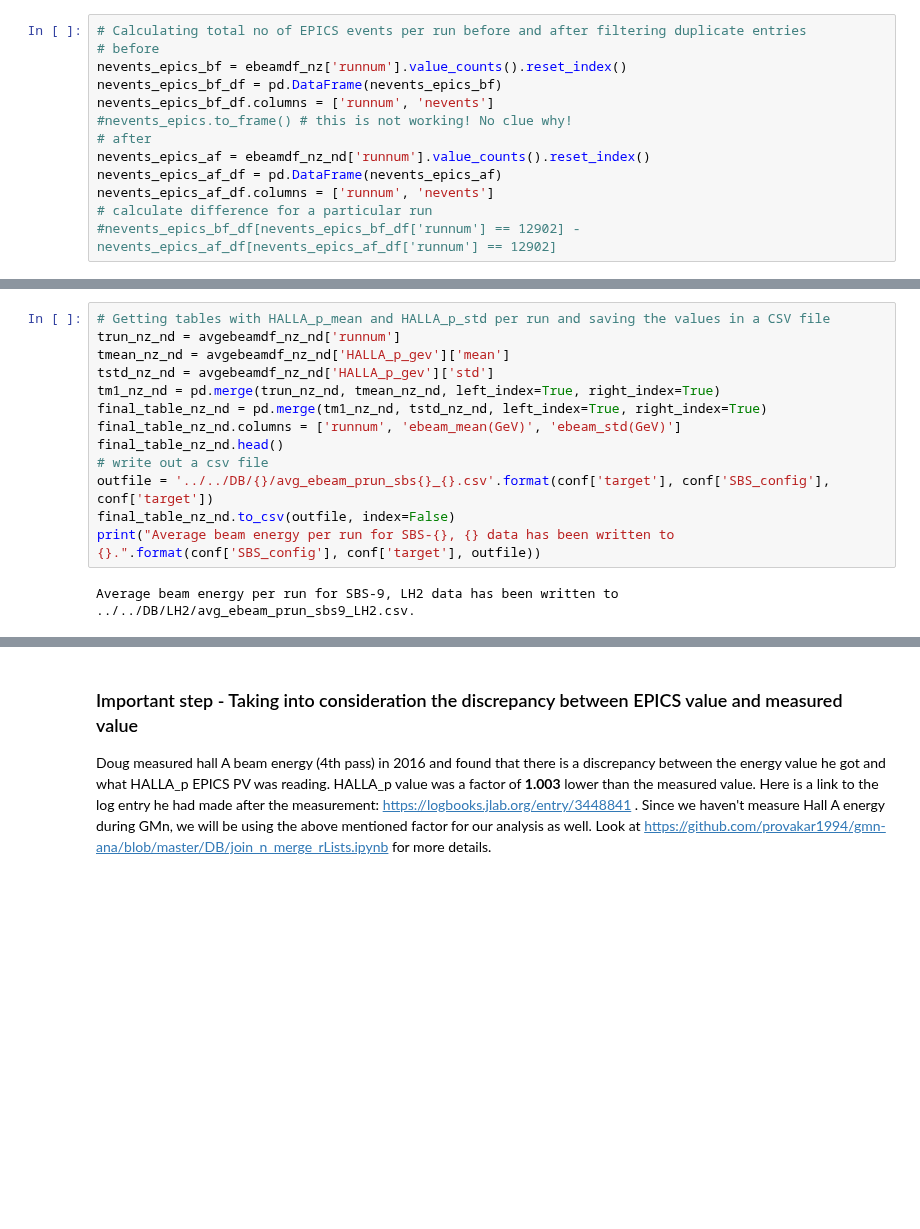
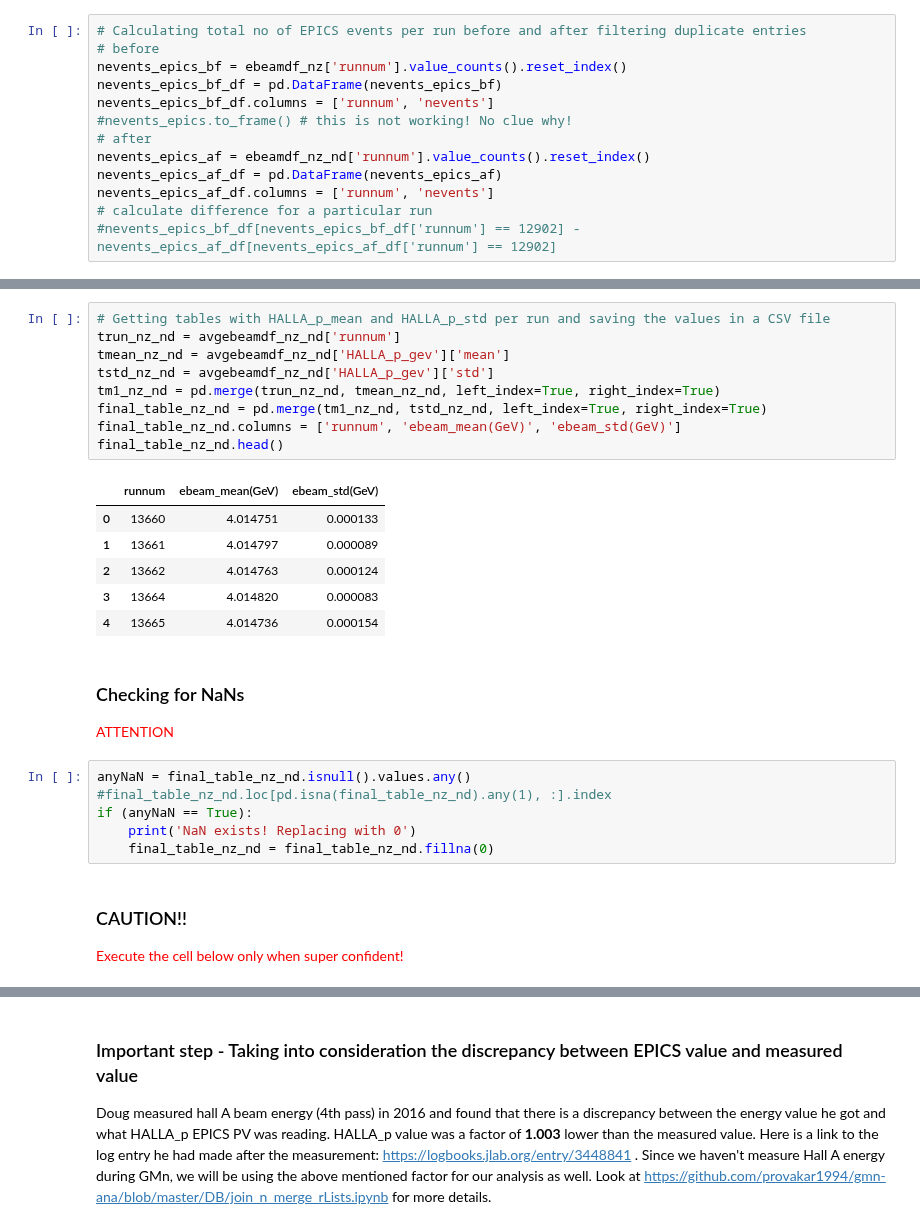
Before and after one commit to provakar1994/gmn_ana, a Jupyter notebook: scripts/epics/get_avgHALLA_p_prun.ipynb, the cells around one changed output, grey strips where cells are left out. Saved outputs shown, nothing was run; the diff lists cells and outputs as text; blank space fills up the shorter version.

```diff
--- a/scripts/epics/get_avgHALLA_p_prun.ipynb
+++ b/scripts/epics/get_avgHALLA_p_prun.ipynb
@@ -152,15 +152,28 @@ plt.show()
 # %%
 # Getting tables with HALLA_p_mean and HALLA_p_std per run and saving the values in a CSV file
 trun_nz_nd = avgebeamdf_nz_nd['runnum']
 tmean_nz_nd = avgebeamdf_nz_nd['HALLA_p_gev']['mean']
 tstd_nz_nd = avgebeamdf_nz_nd['HALLA_p_gev']['std']
 tm1_nz_nd = pd.merge(trun_nz_nd, tmean_nz_nd, left_index=True, right_index=True)
 final_table_nz_nd = pd.merge(tm1_nz_nd, tstd_nz_nd, left_index=True, right_index=True)
 final_table_nz_nd.columns = ['runnum', 'ebeam_mean(GeV)', 'ebeam_std(GeV)']
 final_table_nz_nd.head()
-# write out a csv file
-outfile = '../../DB/{}/avg_ebeam_prun_sbs{}_{}.csv'.format(conf['target'], conf['SBS_config'], conf['target'])
-final_table_nz_nd.to_csv(outfile, index=False)
-print("Average beam energy per run for SBS-{}, {} data has been written to {}.".format(conf['SBS_config'], conf['target'], outfile))
 # %% [output]
-Average beam energy per run for SBS-9, LH2 data has been written to ../../DB/LH2/avg_ebeam_prun_sbs9_LH2.csv.
+|  | runnum | ebeam_mean(GeV) | ebeam_std(GeV) |
+| 0 | 13660 | 4.014751 | 0.000133 |
+| 1 | 13661 | 4.014797 | 0.000089 |
+| 2 | 13662 | 4.014763 | 0.000124 |
+| 3 | 13664 | 4.014820 | 0.000083 |
+| 4 | 13665 | 4.014736 | 0.000154 |
+# %% [markdown]
+### Checking for NaNs
+<span style="color:red">ATTENTION</span>
+# %%
+anyNaN = final_table_nz_nd.isnull().values.any()
+#final_table_nz_nd.loc[pd.isna(final_table_nz_nd).any(1), :].index
+if (anyNaN == True):
+    print('NaN exists! Replacing with 0')
+    final_table_nz_nd = final_table_nz_nd.fillna(0)
+# %% [markdown]
+### CAUTION!!
+<span style="color:red">Execute the cell below only when super confident!</span>
```
Also changed, not shown: parts of 14 cells of this notebook.
